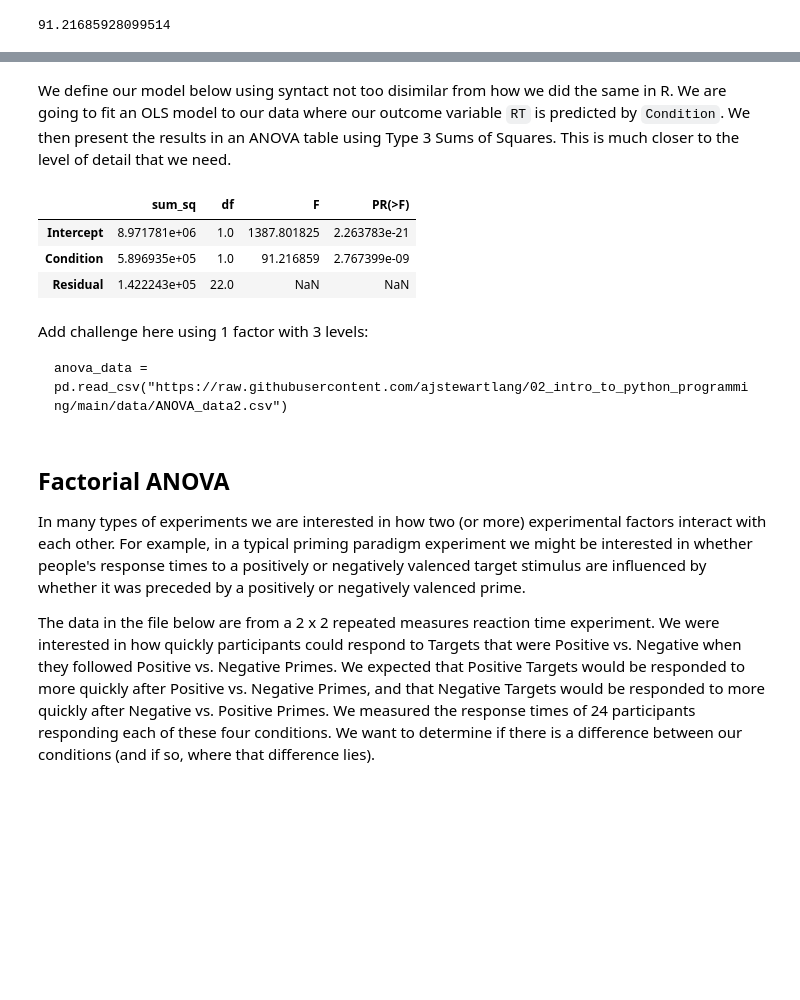
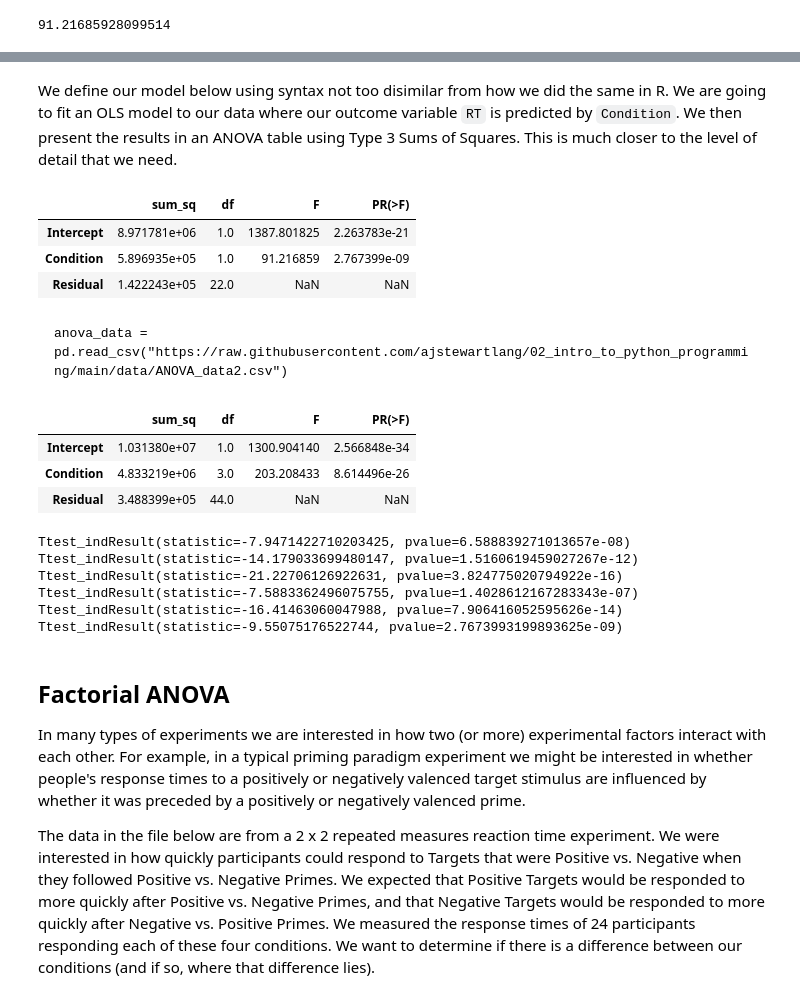
Before and after one commit to ajstewartlang/02_intro_to_python_programming, a Jupyter notebook: _build/jupyter_execute/pandas.ipynb, the cells around one changed output, grey strips where cells are left out. Drawn from its saved outputs; the diff is of its cells as text; code cells hidden in the pictures; blank space fills up the shorter version.

```diff
--- a/_build/jupyter_execute/pandas.ipynb
+++ b/_build/jupyter_execute/pandas.ipynb
@@ -183,7 +183,7 @@ Go into your shell and activate the `data_science` environment using `conda acti
 import statsmodels.api as sm
 from statsmodels.formula.api import ols
 # %% [markdown]
-We define our model below using syntact not too disimilar from how we did the same in R. We are going to fit an OLS model to our data where our outcome variable `RT` is predicted by `Condition`. We then present the results in an ANOVA table using Type 3 Sums of Squares. This is much closer to the level of detail that we need.
+We define our model below using syntax not too disimilar from how we did the same in R. We are going to fit an OLS model to our data where our outcome variable `RT` is predicted by `Condition`. We then present the results in an ANOVA table using Type 3 Sums of Squares. This is much closer to the level of detail that we need.
 # %%
 model = ols('RT ~ Condition', data=anova_data).fit()
 anova_table = sm.stats.anova_lm(model, typ=3)
@@ -194,6 +194,17 @@ anova_table
 | Condition | 5.896935e+05 | 1.0 | 91.216859 | 2.767399e-09 |
 | Residual | 1.422243e+05 | 22.0 | NaN | NaN |
 # %% [markdown]
-Add challenge here using 1 factor with 3 levels:
+
 
     anova_data = pd.read_csv("https://raw.githubusercontent.com/ajstewartlang/02_intro_to_python_programming/main/data/ANOVA_data2.csv")
+# %%
+four_levels_anova_data = pd.read_csv("https://raw.githubusercontent.com/ajstewartlang/02_intro_to_python_programming/main/data/ANOVA_data2.csv")
+# %%
+model = ols('RT ~ Condition', data=four_levels_anova_data).fit()
+anova_table = sm.stats.anova_lm(model, typ=3)
+anova_table
+# %% [output]
+|  | sum_sq | df | F | PR(>F) |
+| Intercept | 1.031380e+07 | 1.0 | 1300.904140 | 2.566848e-34 |
+| Condition | 4.833219e+06 | 3.0 | 203.208433 | 8.614496e-26 |
+| Residual | 3.488399e+05 | 44.0 | NaN | NaN |
@@ -200,3 +216,17 @@ Add challenge here using 1 factor with 3 levels:
+# %%
+print(stats.ttest_ind(group1, group2))
+print(stats.ttest_ind(group1, group3))
+print(stats.ttest_ind(group1, group4))
+print(stats.ttest_ind(group2, group3))
+print(stats.ttest_ind(group2, group4))
+print(stats.ttest_ind(group3, group4))
+# %% [output]
+Ttest_indResult(statistic=-7.9471422710203425, pvalue=6.588839271013657e-08)
+Ttest_indResult(statistic=-14.179033699480147, pvalue=1.5160619459027267e-12)
+Ttest_indResult(statistic=-21.22706126922631, pvalue=3.824775020794922e-16)
+Ttest_indResult(statistic=-7.5883362496075755, pvalue=1.4028612167283343e-07)
+Ttest_indResult(statistic=-16.41463060047988, pvalue=7.906416052595626e-14)
+Ttest_indResult(statistic=-9.55075176522744, pvalue=2.7673993199893625e-09)
 # %% [markdown]
 ## Factorial ANOVA
 
```
Also changed, not shown: parts of 5 cells of this notebook, 19 other files.
